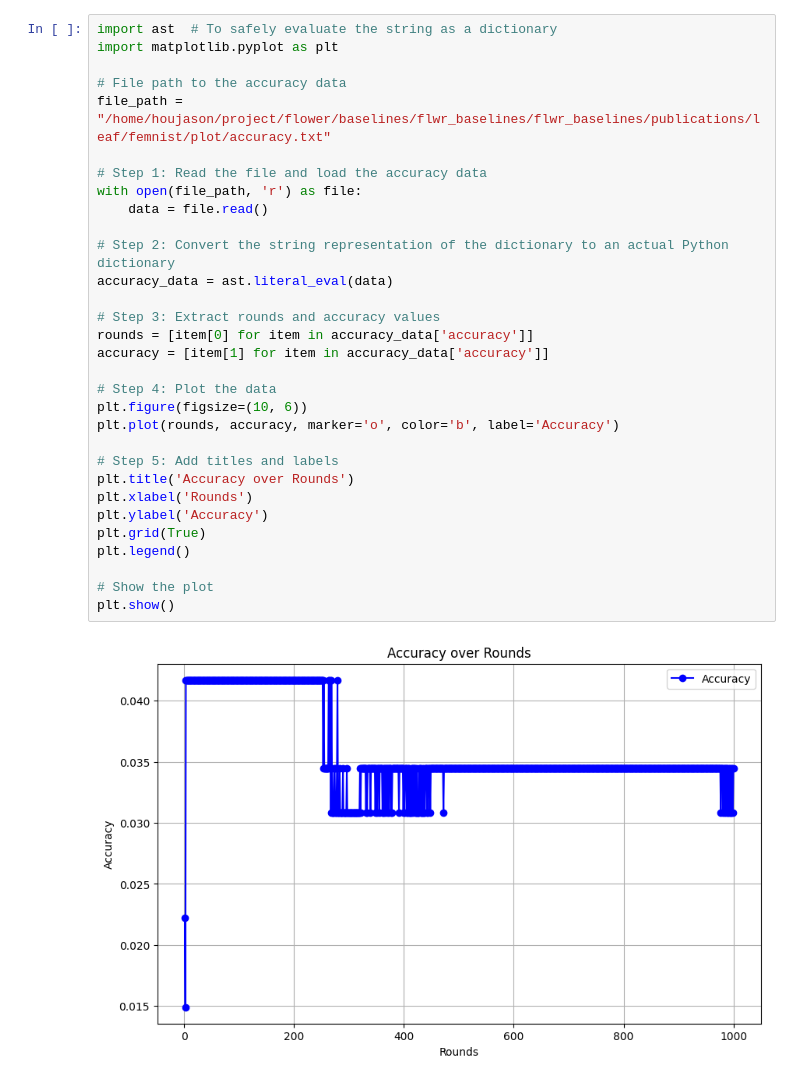
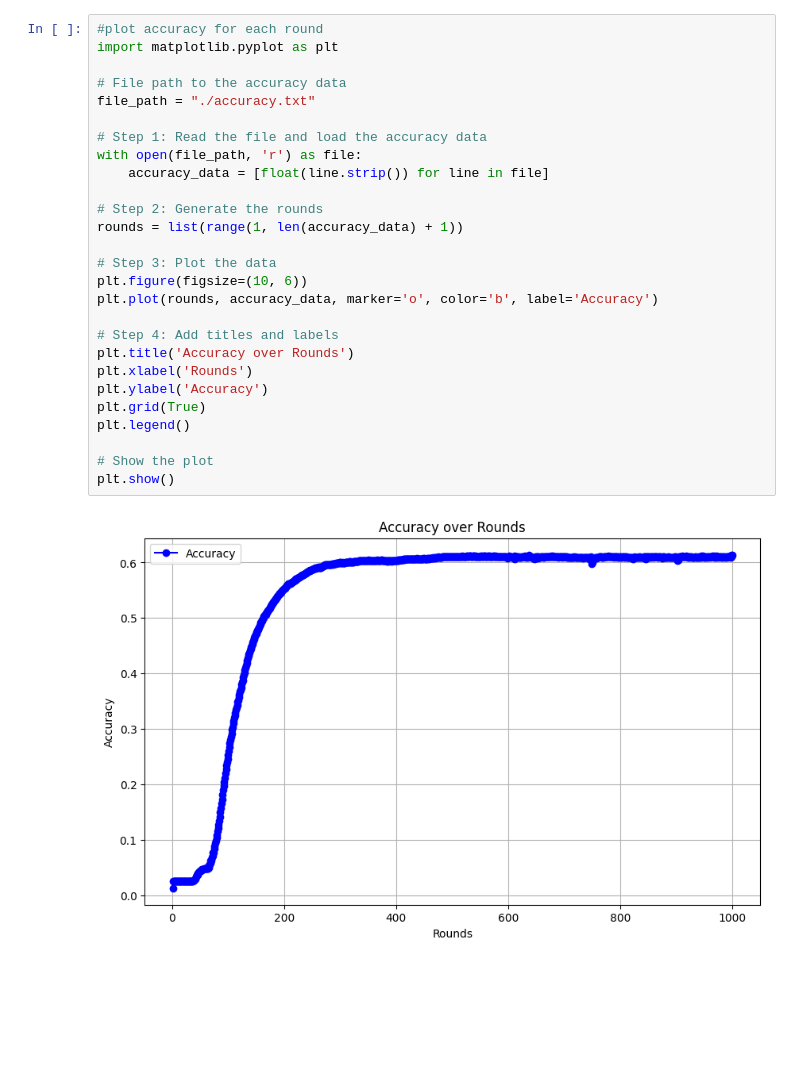
Before and after one commit to shou123/flower_femnist, a Jupyter notebook: baselines/flwr_baselines/flwr_baselines/publications/leaf/femnist/plot/plot.ipynb, the cells around one changed output. Drawn from its saved outputs; the diff is of its cells as text; blank space fills up the shorter version.

```diff
--- a/baselines/flwr_baselines/flwr_baselines/publications/leaf/femnist/plot/plot.ipynb
+++ b/baselines/flwr_baselines/flwr_baselines/publications/leaf/femnist/plot/plot.ipynb
@@ -1,34 +1,30 @@
 # %%
-import ast  # To safely evaluate the string as a dictionary
+#plot accuracy for each round
 import matplotlib.pyplot as plt
 
 # File path to the accuracy data
-file_path = "/home/houjason/project/flower/baselines/flwr_baselines/flwr_baselines/publications/leaf/femnist/plot/accuracy.txt"
+file_path = "./accuracy.txt"
 
 # Step 1: Read the file and load the accuracy data
 with open(file_path, 'r') as file:
-    data = file.read()
+    accuracy_data = [float(line.strip()) for line in file]
 
-# Step 2: Convert the string representation of the dictionary to an actual Python dictionary
-accuracy_data = ast.literal_eval(data)
+# Step 2: Generate the rounds
+rounds = list(range(1, len(accuracy_data) + 1))
 
-# Step 3: Extract rounds and accuracy values
-rounds = [item[0] for item in accuracy_data['accuracy']]
-accuracy = [item[1] for item in accuracy_data['accuracy']]
+# Step 3: Plot the data
+plt.figure(figsize=(10, 6))
+plt.plot(rounds, accuracy_data, marker='o', color='b', label='Accuracy')
 
-# Step 4: Plot the data
-plt.figure(figsize=(10, 6))
-plt.plot(rounds, accuracy, marker='o', color='b', label='Accuracy')
-
-# Step 5: Add titles and labels
+# Step 4: Add titles and labels
 plt.title('Accuracy over Rounds')
 plt.xlabel('Rounds')
 plt.ylabel('Accuracy')
 plt.grid(True)
 plt.legend()
 
 # Show the plot
 plt.show()
 # %% [output]
-[figure, old version]
+[figure, new version]
 # %%
```
Also changed, not shown: parts of 3 cells of this notebook, 2 other files.
